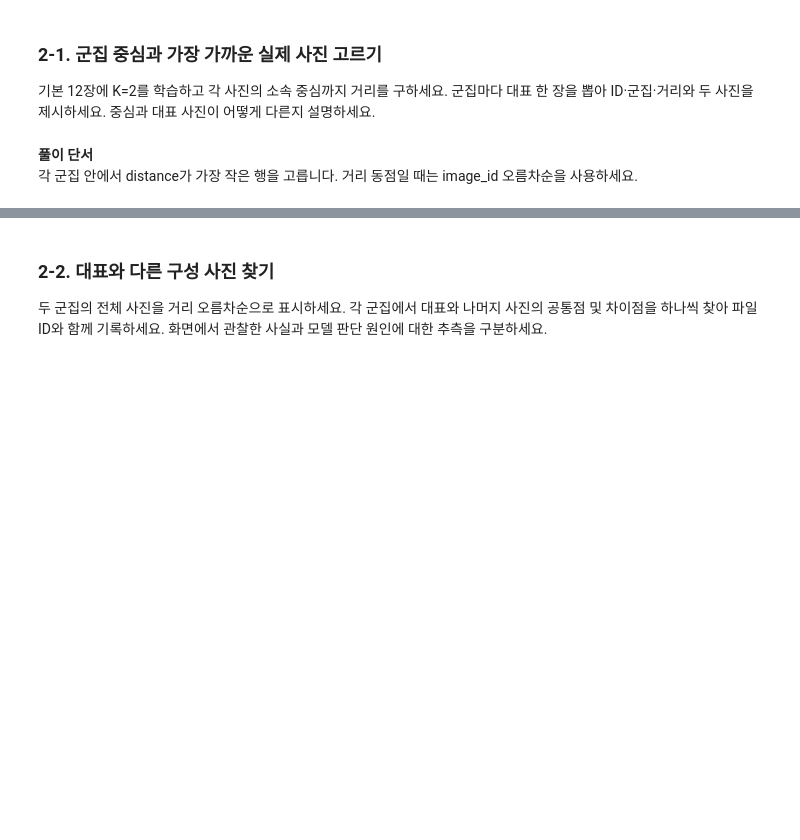
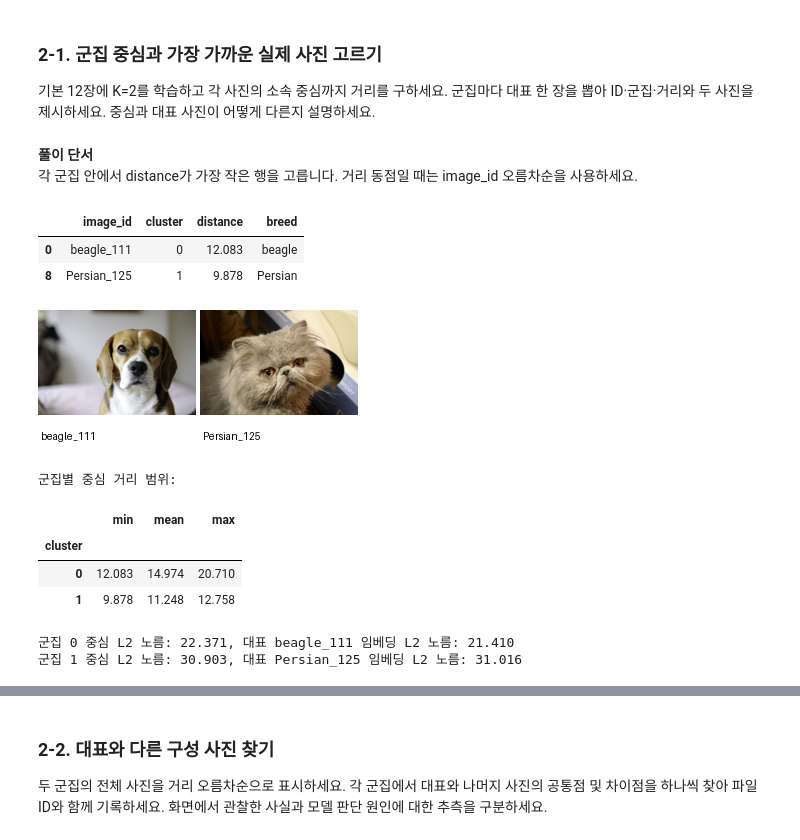
Before and after one commit to mong06701/ImageAnalysis_myh, a Jupyter notebook: 4장2강 이미지 군집화와 결과 해석 실습문제.ipynb, the cells around one changed output, grey strips where cells are left out. Saved outputs shown, nothing was run; the diff lists cells and outputs as text; code cells hidden in the pictures; blank space fills up the shorter version.

```diff
--- a/4장2강 이미지 군집화와 결과 해석 실습문제.ipynb
+++ b/4장2강 이미지 군집화와 결과 해석 실습문제.ipynb
@@ -194,7 +293,33 @@ Pillow의 size는 가로부터, PyTorch 이미지 텐서는 채널부터 읽습
 **풀이 단서**
 각 군집 안에서 distance가 가장 작은 행을 고릅니다. 거리 동점일 때는 image_id 오름차순을 사용하세요.
 # %%
-# 여기에 풀이를 작성하세요.
-# m = fit_kmeans(X_demo, 2)
-# ranked를 cluster, distance, image_id 순서로 정렬하세요.
+# 2-1 실습 코드
+m = fit_kmeans(X_demo, 2)
+d = m.transform(X_demo)
+ranked = pd.DataFrame({"image_id": demo_ids,
+                       "cluster": m.labels_,
+                       "distance": d[np.arange(len(demo_ids)), m.labels_]})
+ranked["breed"] = meta.loc[ranked.image_id, "class_name"].values
+ranked = ranked.sort_values(["cluster", "distance", "image_id"]).reset_index(drop=True)
+reps = ranked.groupby("cluster").head(1)
+display(reps.round(3))
+display(photo_grid(reps.image_id.tolist()))
+print("군집별 중심 거리 범위:")
+display(ranked.groupby("cluster")["distance"].agg(["min", "mean", "max"]).round(3))
+for cid in reps.cluster:
+    rep_id = reps.loc[reps.cluster == cid, "image_id"].item()
+    print(f"군집 {cid} 중심 L2 노름: {np.linalg.norm(m.cluster_centers_[cid]):.3f}, "
+          f"대표 {rep_id} 임베딩 L2 노름: {np.linalg.norm(features.loc[rep_id]):.3f}")
+# %% [output]
+|  | image_id | cluster | distance | breed |
+| 0 | beagle_111 | 0 | 12.083 | beagle |
+| 8 | Persian_125 | 1 | 9.878 | Persian |
+[figure, added]
+군집별 중심 거리 범위:
+|  | min | mean | max |
+| cluster |  |  |  |
+| 0 | 12.083 | 14.974 | 20.710 |
+| 1 | 9.878 | 11.248 | 12.758 |
+군집 0 중심 L2 노름: 22.371, 대표 beagle_111 임베딩 L2 노름: 21.410
+군집 1 중심 L2 노름: 30.903, 대표 Persian_125 임베딩 L2 노름: 31.016
 # %% [markdown]
```
Also changed, not shown: parts of 24 cells of this notebook, 15 other files.
